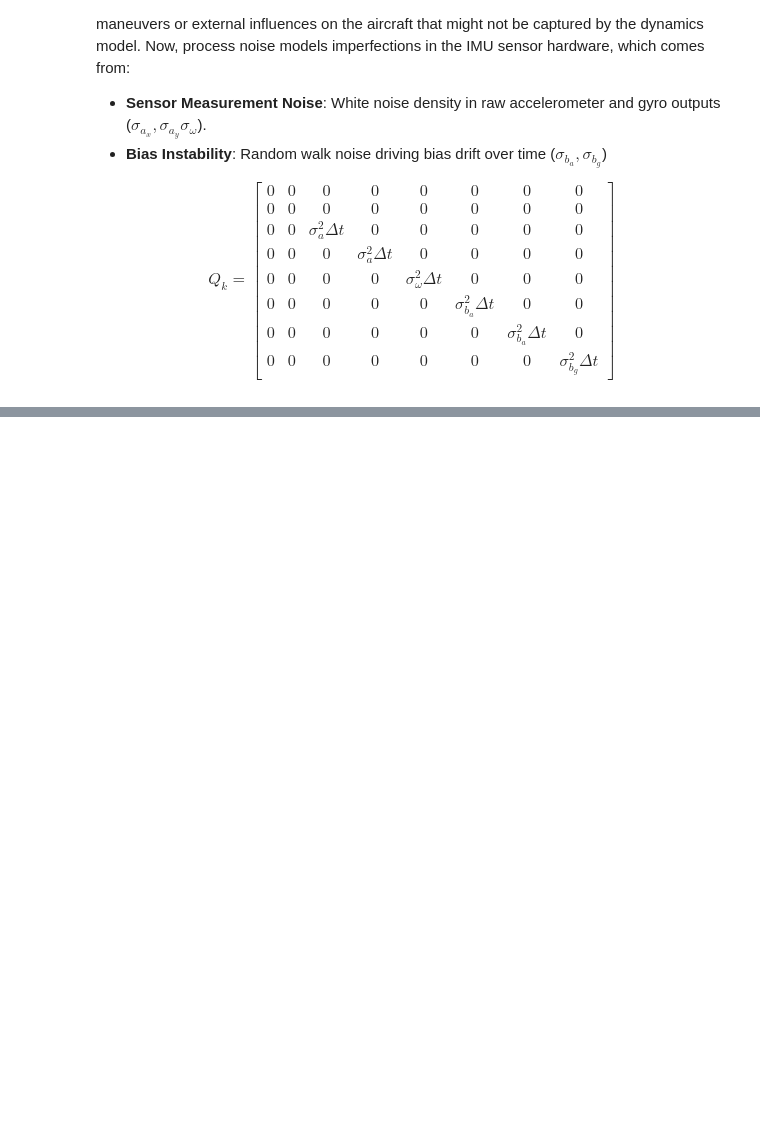
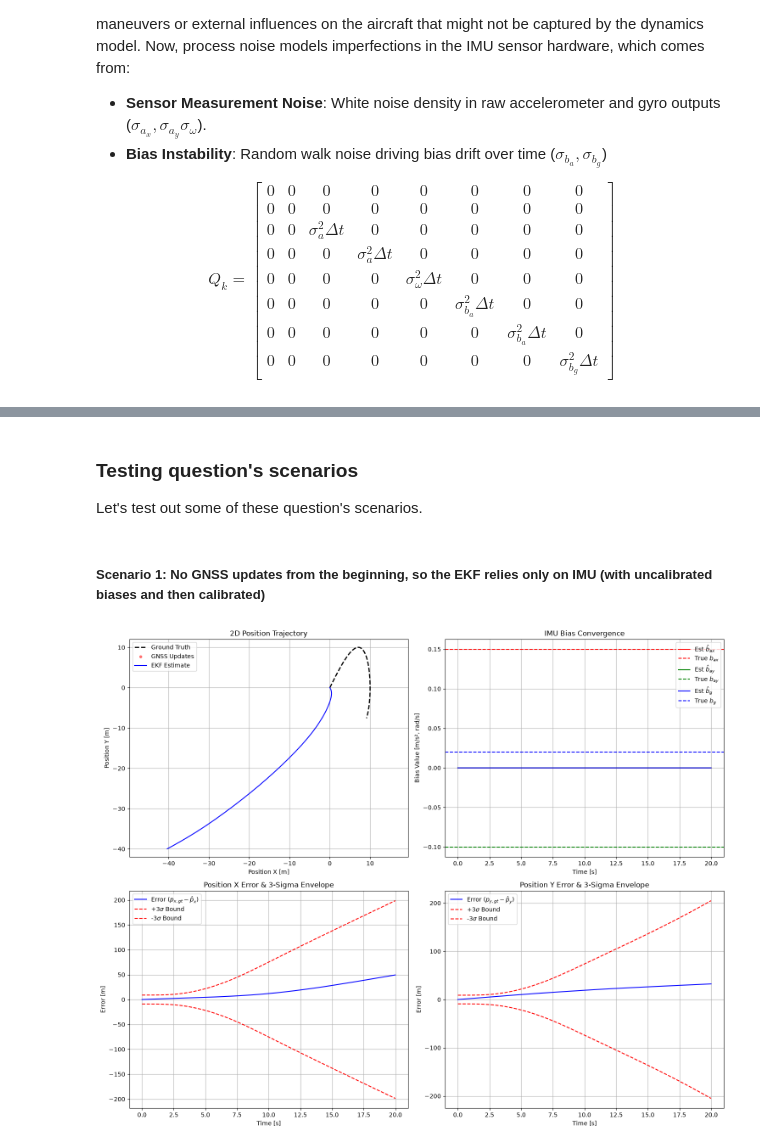
Before and after one commit to soldee/kalman-training, a Jupyter notebook: ekf_sensor_fusion.ipynb, the cells around one changed output, grey strips where cells are left out. Cells and saved outputs as stored; diff of their text form; code cells hidden in the pictures; blank space fills up the shorter version.

Commit message:
finished 2d ekf. Added questions and new testing scenarios for it

```diff
--- a/ekf_sensor_fusion.ipynb
+++ b/ekf_sensor_fusion.ipynb
@@ -396,0 +547,30 @@ plot_ekf_results(t, gt_states, ekf_states, P_history, gnss_measurements, true_bi
+# %% [markdown]
+### Testing question's scenarios
+
+Let's test out some of these question's scenarios.
+# %% [markdown]
+##### Scenario 1: No GNSS updates from the beginning, so the EKF relies only on IMU (with uncalibrated biases and then calibrated)
+# %%
+t, imu_data, gnss_measurements, gt_states, true_biases = generate_synthetic_data(duration=20, outage_bounds=(0, 20))
+
+ekf = EKF()
+
+gnss_idx = 0
+ekf_states = []
+P_history = []
+
+for i in range(len(t)):
+    u_k = imu_data[i]
+    ekf.predict(u_k)
+
+    if gnss_idx < len(gnss_measurements) and gnss_measurements[gnss_idx][0] == i:
+        z_k = gnss_measurements[gnss_idx][1]
+        ekf.update(z_k)
+        gnss_idx += 1
+
+    ekf_states.append(ekf.x.copy())
+    P_history.append(ekf.P.copy())
+
+plot_ekf_results(t, gt_states, ekf_states, P_history, gnss_measurements, true_biases)
+# %% [output]
+[figure, added]
```
Also changed, not shown: parts of 21 cells of this notebook.
